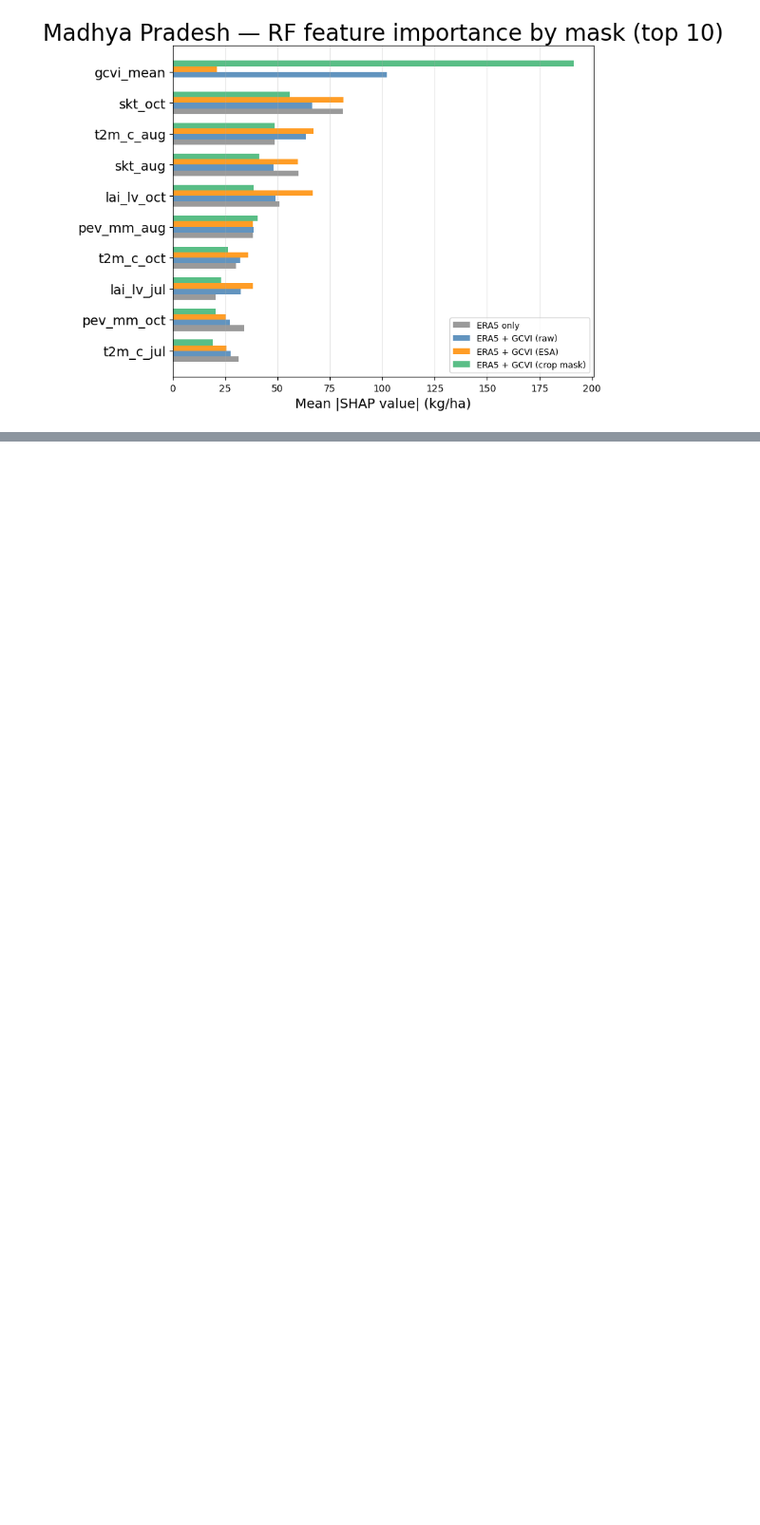
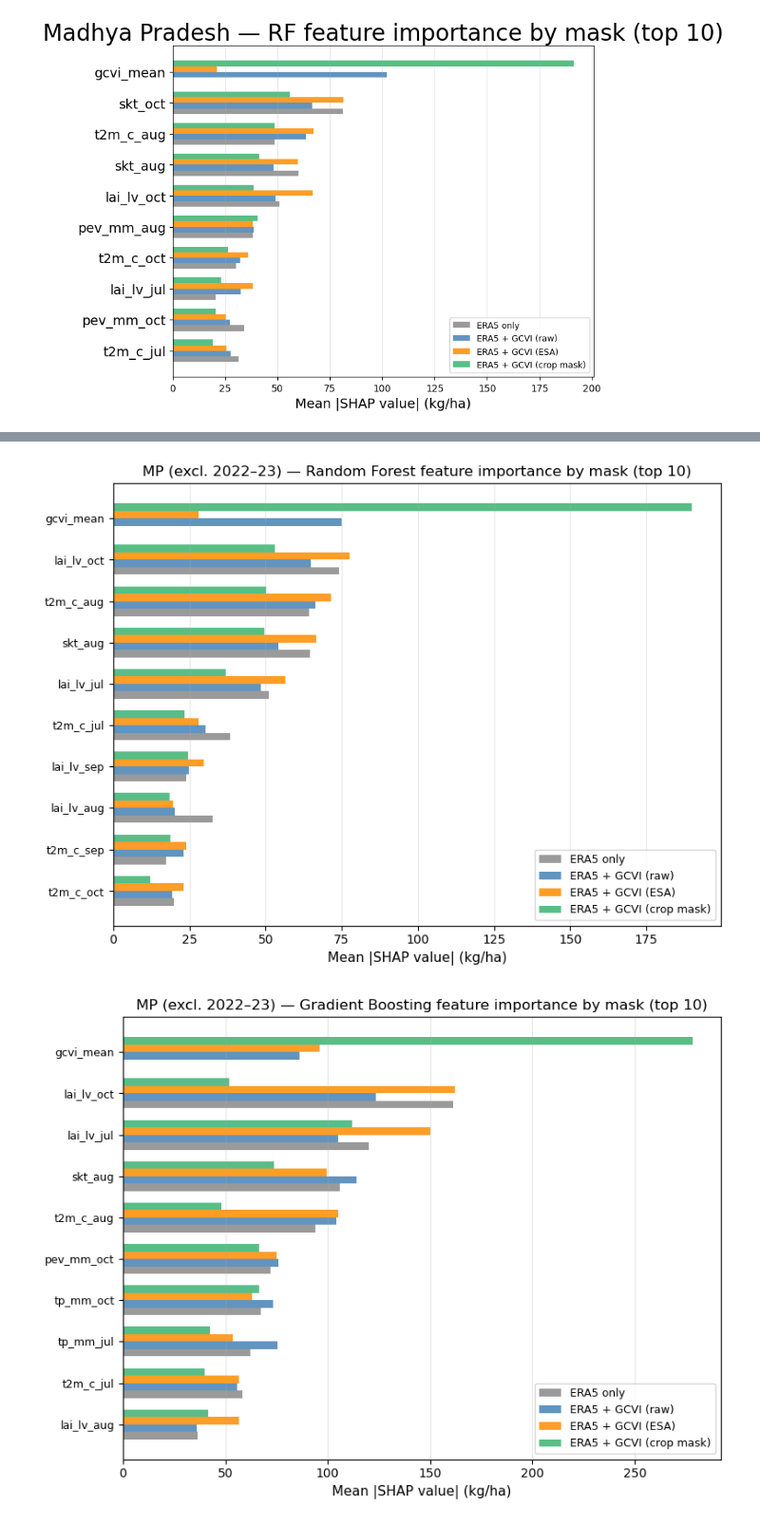
Before and after one commit to edrian-liao/crop-yield-forecasting, a Jupyter notebook: experiment_masks.ipynb, the cells around one changed output, grey strips where cells are left out. Shown at 95% size. Saved outputs shown, nothing was run; the diff lists cells and outputs as text; code cells hidden in the pictures; blank space fills up the shorter version.

```diff
--- a/experiment_masks.ipynb
+++ b/experiment_masks.ipynb
@@ -719,0 +1045,46 @@ for region_key, region_label in [('punjab', 'Punjab'), ('mp', 'Madhya Pradesh')]
+# %%
+# ── Mean |SHAP| bar chart: RF and GBR side by side per model ─────────
+TOP_N = 10
+
+for model_type, model_label in MODEL_LABELS.items():
+    records = []
+    for mask in MASKS:
+        sv = shap_store_excl[(model_type, mask)]['sv']
+        X  = shap_store_excl[(model_type, mask)]['X']
+        for feat, val in zip(X.columns, np.abs(sv).mean(axis=0)):
+            records.append({'feature': feat, 'mask': mask, 'mean_abs_shap': val})
+    imp = pd.DataFrame(records)
+
+    top_feats = (
+        imp.groupby('feature')['mean_abs_shap'].mean()
+        .nlargest(TOP_N).index.tolist()
+    )
+    imp_top = imp[imp['feature'].isin(top_feats)]
+    feat_order = (
+        imp_top.groupby('feature')['mean_abs_shap'].mean()
+        .sort_values(ascending=True).index.tolist()
+    )
+
+    fig, ax = plt.subplots(figsize=(8, 6))
+    bar_height = 0.18
+    y = np.arange(len(feat_order))
+
+    for i, mask in enumerate(MASKS):
+        mask_imp = imp_top[imp_top['mask'] == mask].set_index('feature')
+        vals = [mask_imp.loc[f, 'mean_abs_shap'] if f in mask_imp.index else 0
+                for f in feat_order]
+        ax.barh(y + i * bar_height, vals, bar_height,
+                label=MASK_LABELS[mask], color=MASK_COLORS[mask], alpha=0.85)
+
+    ax.set_yticks(y + bar_height * 1.5)
+    ax.set_yticklabels(feat_order, fontsize=9)
+    ax.set_xlabel('Mean |SHAP value| (kg/ha)', fontsize=11)
+    ax.set_title(f'MP (excl. 2022–23) — {model_label} feature importance by mask (top {TOP_N})',
+                 fontsize=12)
+    ax.legend(fontsize=9, loc='lower right')
+    ax.grid(axis='x', alpha=0.3)
+    plt.tight_layout()
+    plt.show()
+# %% [output]
+[figure, added]
+[figure, added]
```
Also changed, not shown: parts of 16 cells of this notebook, 4 other files.
